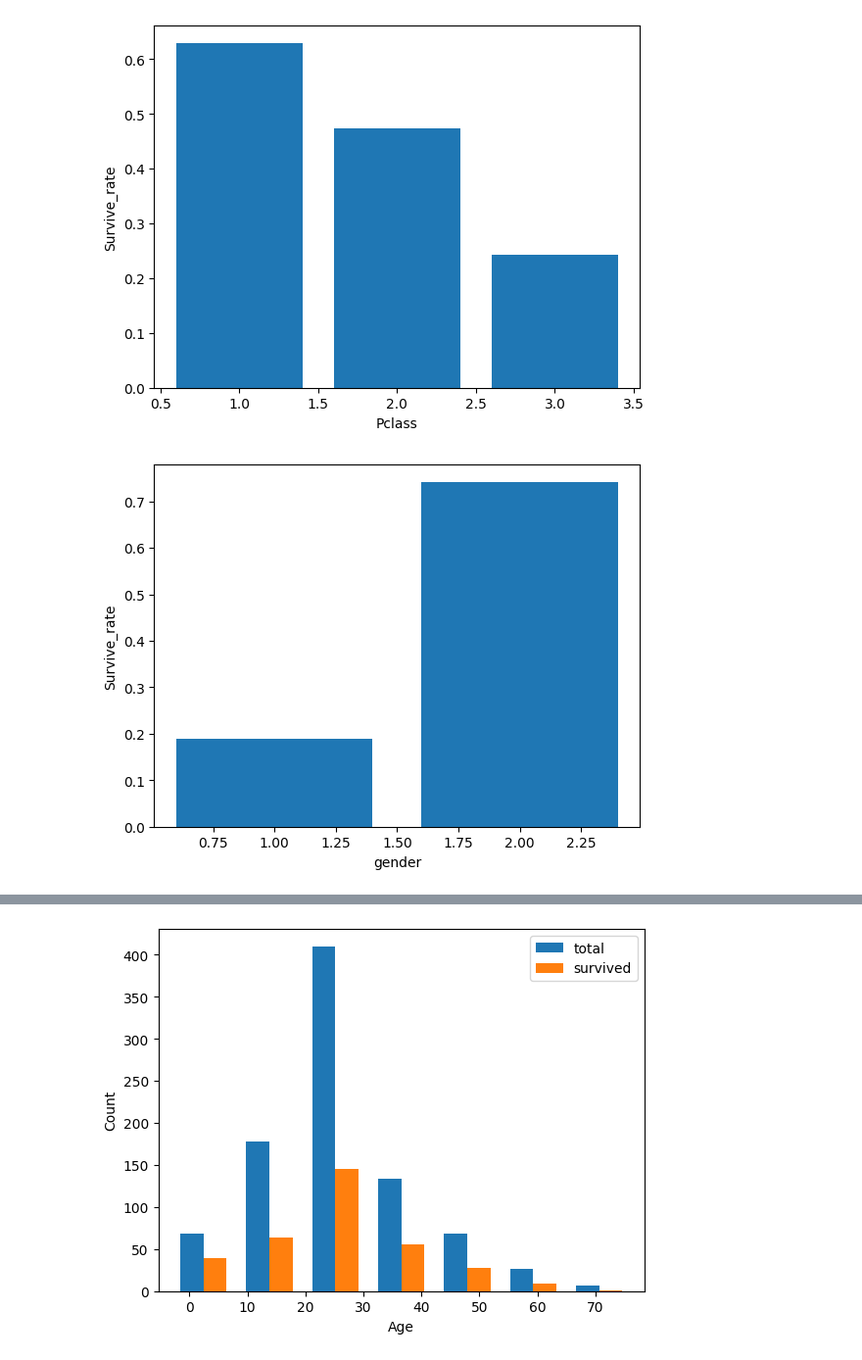
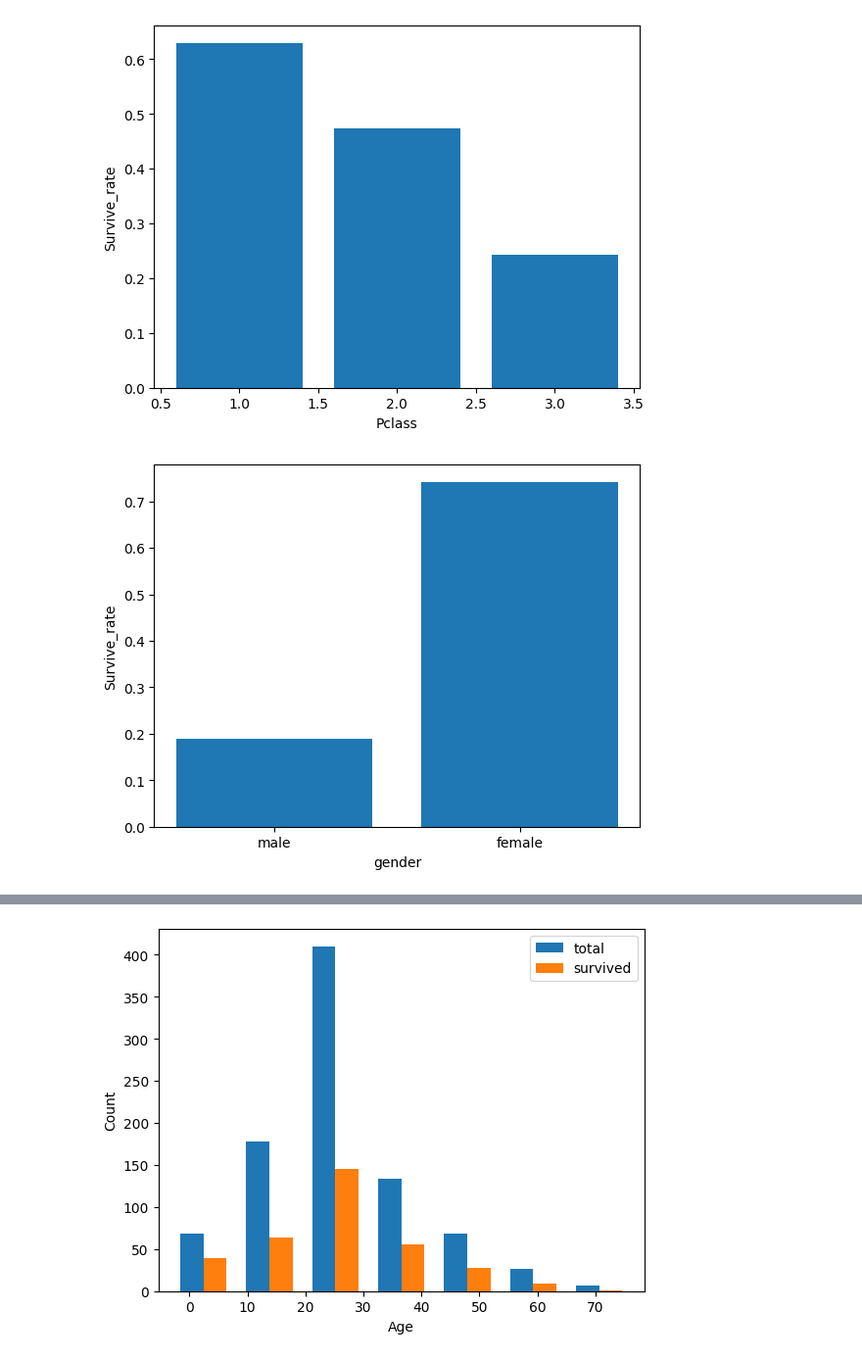
Before and after one commit to yuanmengqi/Titanic_prediction, a Jupyter notebook: Titanic.ipynb, the cells around one changed output, grey strips where cells are left out. Shown: that part at 98% size. Drawn from its saved outputs; the diff is of its cells as text; code cells hidden in the pictures.

```diff
--- a/Titanic.ipynb
+++ b/Titanic.ipynb
@@ -185,16 +174,21 @@ plt.show()
 # %%
 male = train_data[train_data.Sex == 'male']
 female = train_data[train_data.Sex == 'female']
 sum1 = male.shape[0]
 sum2 = female.shape[0]
 survived_m = male[male.Survived == 1].shape[0]
 survived_f = female[female.Survived == 1].shape[0]
 survived_rate_m = survived_m / sum1
 survived_rate_f = survived_f / sum2
-plt.bar([1,2],[survived_rate_m,survived_rate_f])
+plt.bar(['male','female'],[survived_rate_m,survived_rate_f])
 plt.xlabel('gender')
 plt.ylabel('Survive_rate')
 plt.show()
 # 观察的结果是：女性存活率更高
+
+
+# 转化sex为0-1
+train_data['Sex_num'] = train_data['Sex'].replace({'male':1,'female':0})
+train_data.head(5)
 # %% [output]
-[figure, old version]
+[figure, new version]
```
Also changed, not shown: parts of 17 cells of this notebook.
